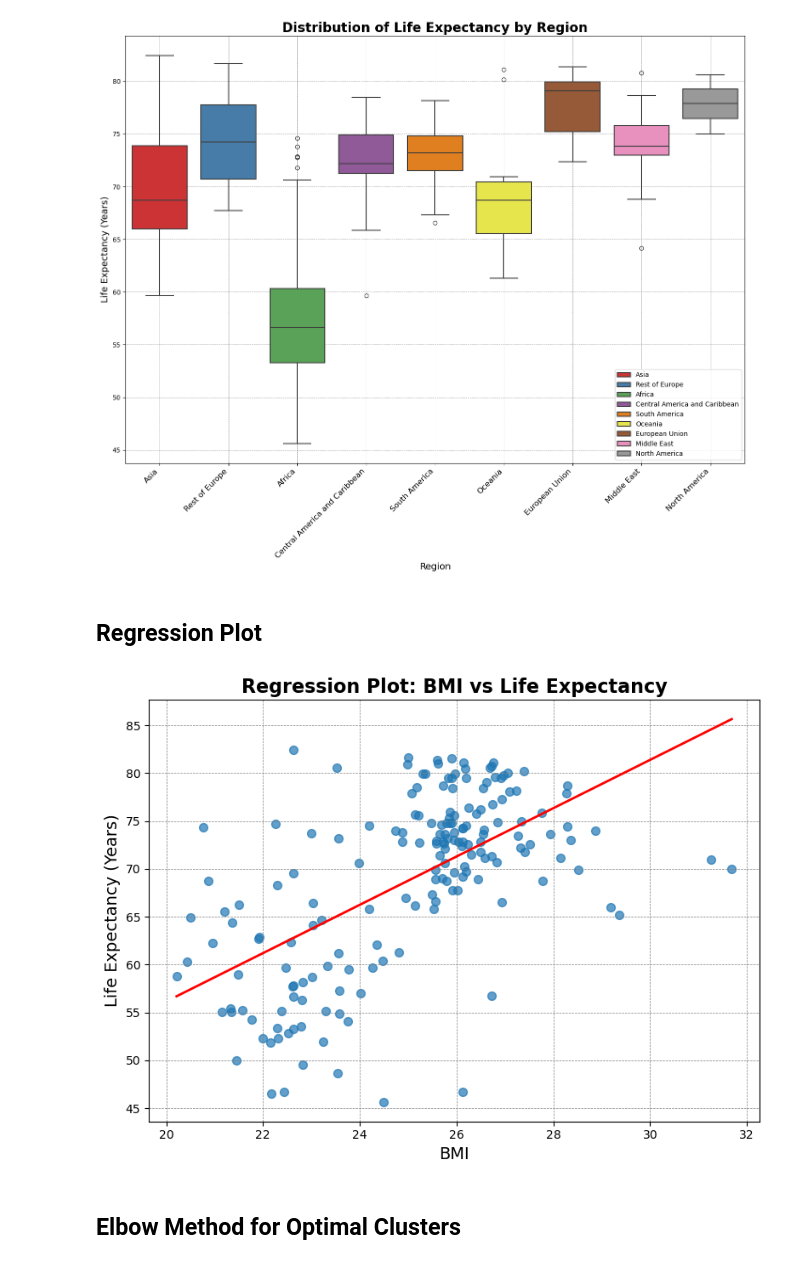
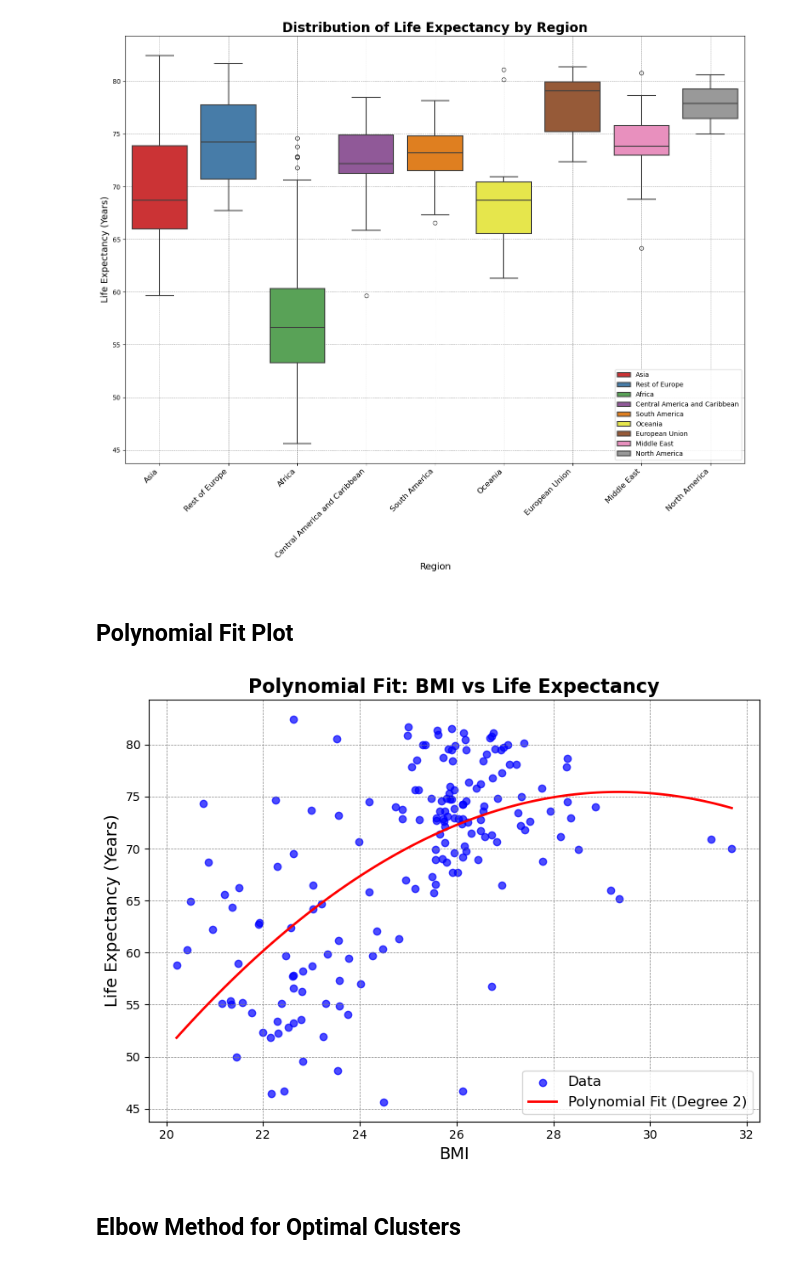
Before and after one commit to asadshehzed/LifeLens--Clustering-Fitting, a Jupyter notebook: Clustering and Fitting.ipynb, the cells around one changed output. Cells and saved outputs as stored; diff of their text form; code cells hidden in the pictures.

```diff
--- a/Clustering and Fitting.ipynb
+++ b/Clustering and Fitting.ipynb
@@ -189,35 +189,39 @@ box_plot(df, title="Distribution of Life Expectancy by Region",
 # %% [output]
 [figure]
 # %% [markdown]
-## Regression Plot
+## Polynomial Fit Plot
-# %%
-def regression_plot(data, x_column, y_column, title, xlabel, ylabel):
-    """
-    Plots a regression line with customizable x and y columns, title and labels.
-    """
-
-    plt.figure(figsize=(8, 6))
-
-    # Create a regression plot
-    sns.regplot(
-        x=x_column, y=y_column, data=data,
-        scatter_kws={'s': 50, 'alpha': 0.7},
-        line_kws={'color': 'red', 'lw': 2},
-        ci=None
-    )
-
-    plt.title(title, fontsize=16, fontweight='bold')
-    plt.xlabel(xlabel, fontsize=14)
-    plt.ylabel(ylabel, fontsize=14)
-    plt.grid(color='gray', linestyle='--', linewidth=0.5)
-    plt.tight_layout()
-    plt.show()
-
-regression_plot(df, 'BMI', 'Life_expectancy',
-                title="Regression Plot: BMI vs Life Expectancy",
-                xlabel="BMI", ylabel="Life Expectancy (Years)")
-# %% [output]
-[figure, removed]
+# %%
+def polynomial_fit_plot(data, x_column, y_column, title, xlabel, ylabel):
+    """
+    Plots a polynomial fit (degree 2) along with the data points.
+    """
+    plt.figure(figsize=(8, 6))
+
+    # Fit a polynomial of degree 2 (quadratic)
+    p = np.poly1d(np.polyfit(data[x_column], data[y_column], 2))
+
+    x_line = np.linspace(data[x_column].min(), data[x_column].max(), 100)
+    y_line = p(x_line)
+
+    # Plotting
+    plt.scatter(data[x_column], data[y_column], color='blue', label="Data", alpha=0.7)
+    plt.plot(x_line, y_line, color='red', label='Polynomial Fit (Degree 2)', lw=2)
+
+
+    plt.title(title, fontsize=16, fontweight='bold')
+    plt.xlabel(xlabel, fontsize=14)
+    plt.ylabel(ylabel, fontsize=14)
+    plt.legend(fontsize=12)
+    plt.grid(color='gray', linestyle='--', linewidth=0.5)
+    plt.tight_layout()
+    plt.show()
+
+
+polynomial_fit_plot(df, 'BMI', 'Life_expectancy',
+                    title="Polynomial Fit: BMI vs Life Expectancy",
+                    xlabel="BMI", ylabel="Life Expectancy (Years)")
+# %% [output]
+[figure, added]
 # %% [markdown]
 ## Elbow Method for Optimal Clusters
 # %%
```
